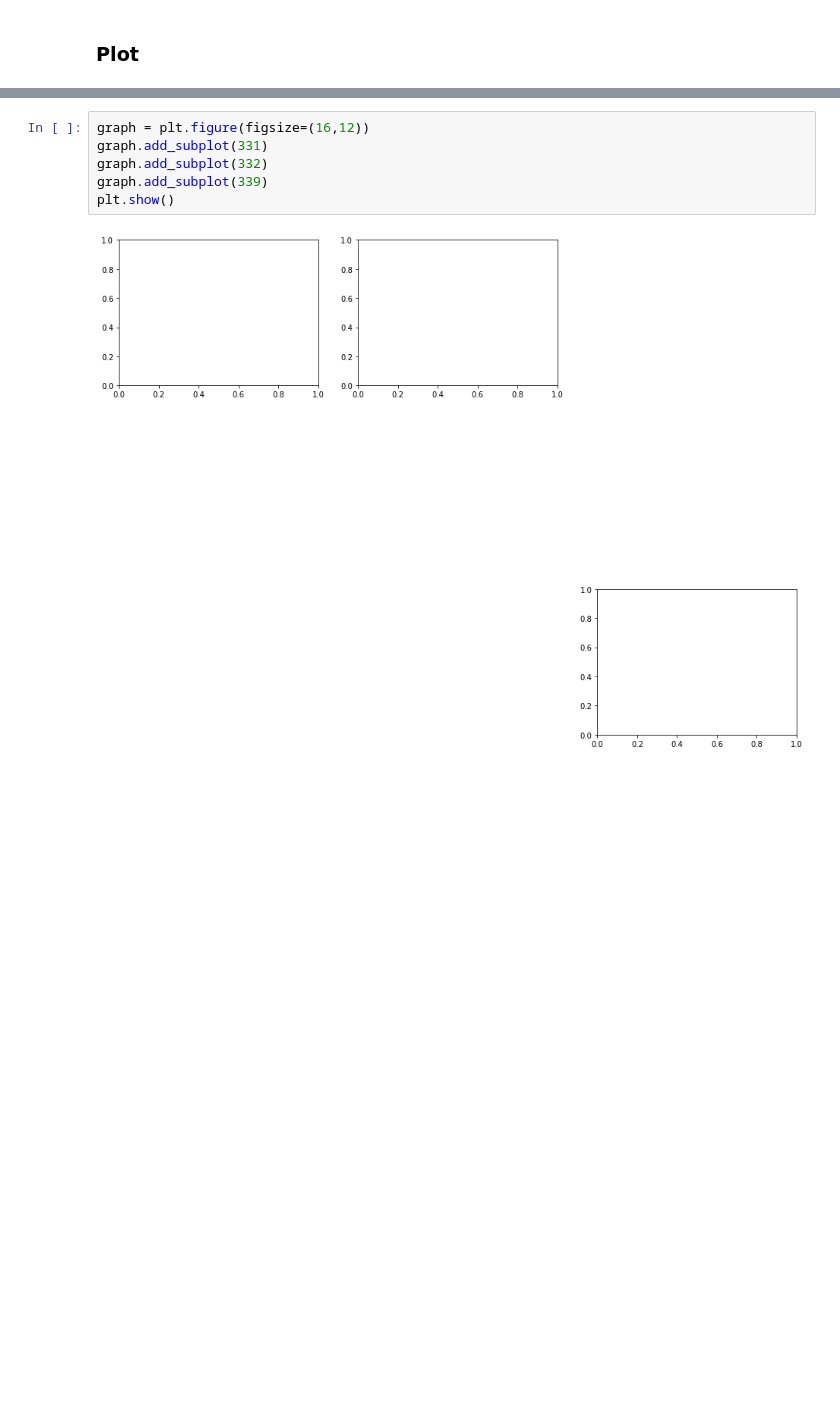
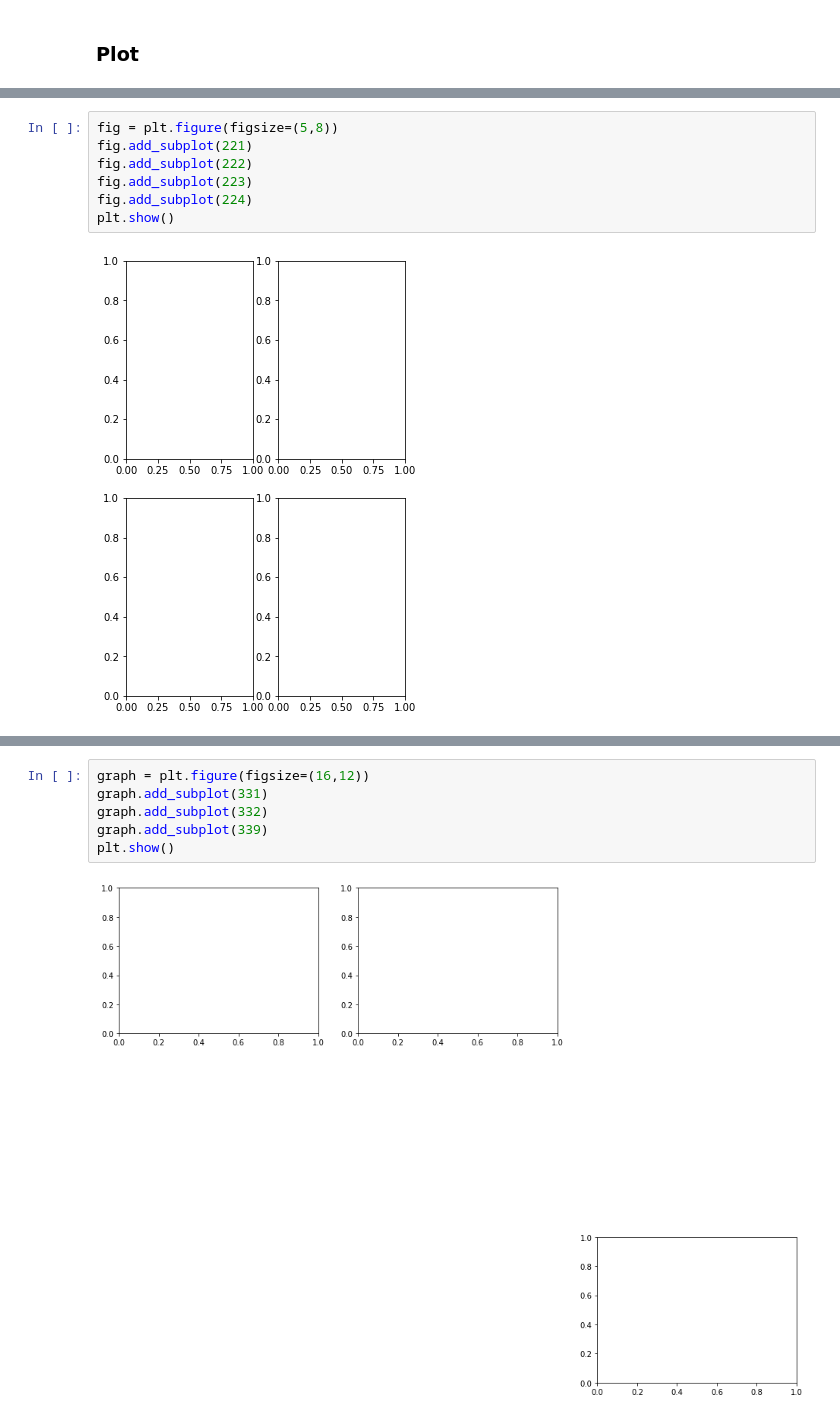
Before and after one commit to secmldev/macd, a Jupyter notebook: 302_macd_plot.ipynb, the cells around one changed output, grey strips where cells are left out. Cells and saved outputs as stored; diff of their text form; blank space fills up the shorter version.

```diff
--- a/302_macd_plot.ipynb
+++ b/302_macd_plot.ipynb
@@ -82,0 +63,9 @@ import matplotlib.pyplot as plt
+# %%
+fig = plt.figure(figsize=(5,8))
+fig.add_subplot(221)
+fig.add_subplot(222)
+fig.add_subplot(223)
+fig.add_subplot(224)
+plt.show()
+# %% [output]
+[figure, added]
```
Also changed, not shown: parts of 28 cells of this notebook, 19 other files.
